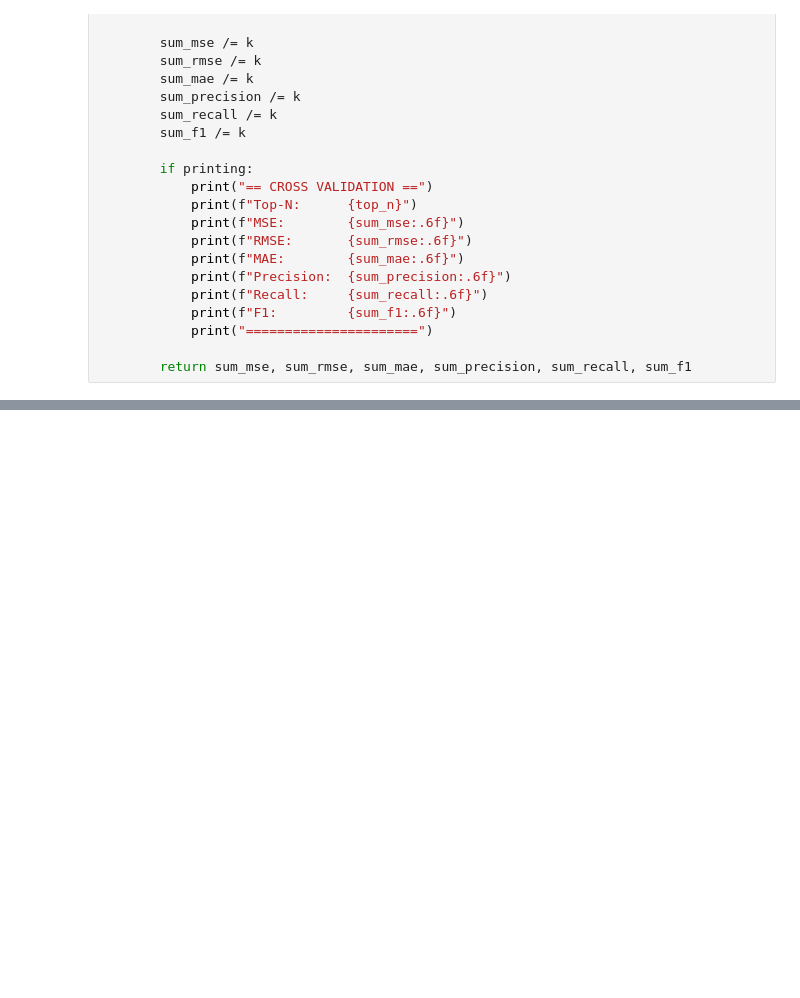
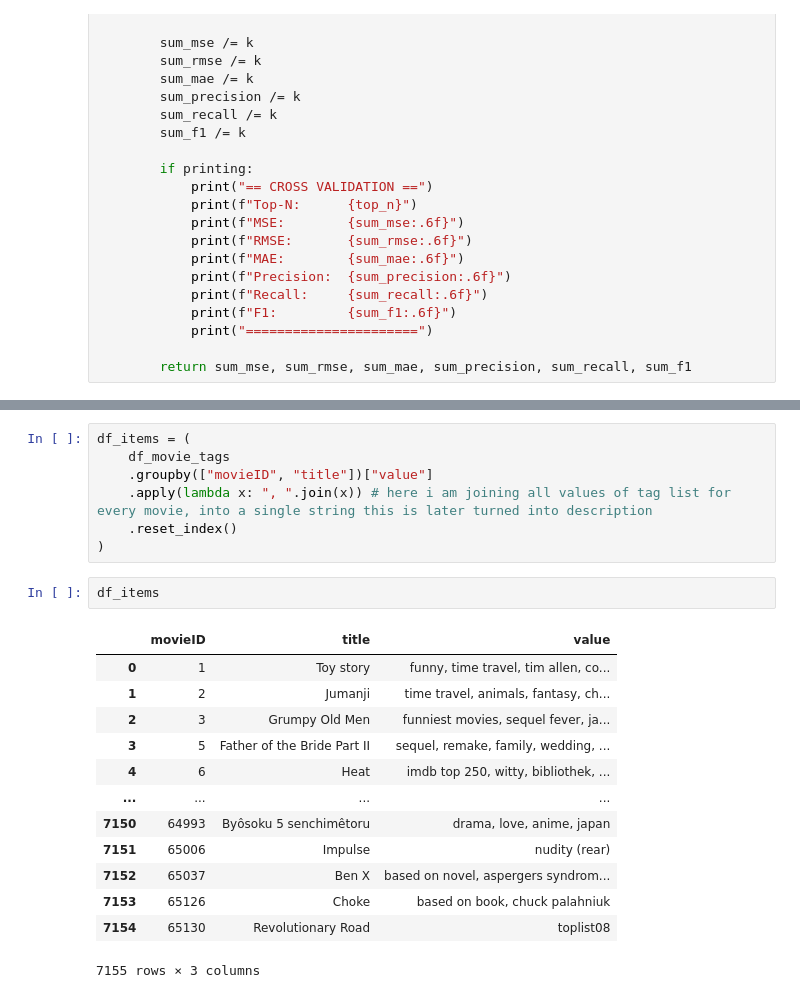
Before and after one commit to rokrihar4/Reccomendations_model, a Jupyter notebook: Reccomendation_model_using_LLM.ipynb, the cells around one changed output, grey strips where cells are left out. Saved outputs shown, nothing was run; the diff lists cells and outputs as text; blank space fills up the shorter version.

```diff
--- a/Reccomendation_model_using_LLM.ipynb
+++ b/Reccomendation_model_using_LLM.ipynb
@@ -451,0 +491,23 @@ class Recommender:
+# %%
+df_items = (
+    df_movie_tags
+    .groupby(["movieID", "title"])["value"]
+    .apply(lambda x: ", ".join(x)) # here i am joining all values of tag list for every movie, into a single string this is later turned into description
+    .reset_index()
+)
+# %%
+df_items
+# %% [output]
+|  | movieID | title | value |
+| 0 | 1 | Toy story | funny, time travel, tim allen, co... |
+| 1 | 2 | Jumanji | time travel, animals, fantasy, ch... |
+| 2 | 3 | Grumpy Old Men | funniest movies, sequel fever, ja... |
+| 3 | 5 | Father of the Bride Part II | sequel, remake, family, wedding, ... |
+| 4 | 6 | Heat | imdb top 250, witty, bibliothek, ... |
+| ... | ... | ... | ... |
+| 7150 | 64993 | Byôsoku 5 senchimêtoru | drama, love, anime, japan |
+| 7151 | 65006 | Impulse | nudity (rear) |
+| 7152 | 65037 | Ben X | based on novel, aspergers syndrom... |
+| 7153 | 65126 | Choke | based on book, chuck palahniuk |
+| 7154 | 65130 | Revolutionary Road | toplist08 |
+7155 rows × 3 columns
```
Also changed, not shown: parts of 22 cells of this notebook, 2 other files.
